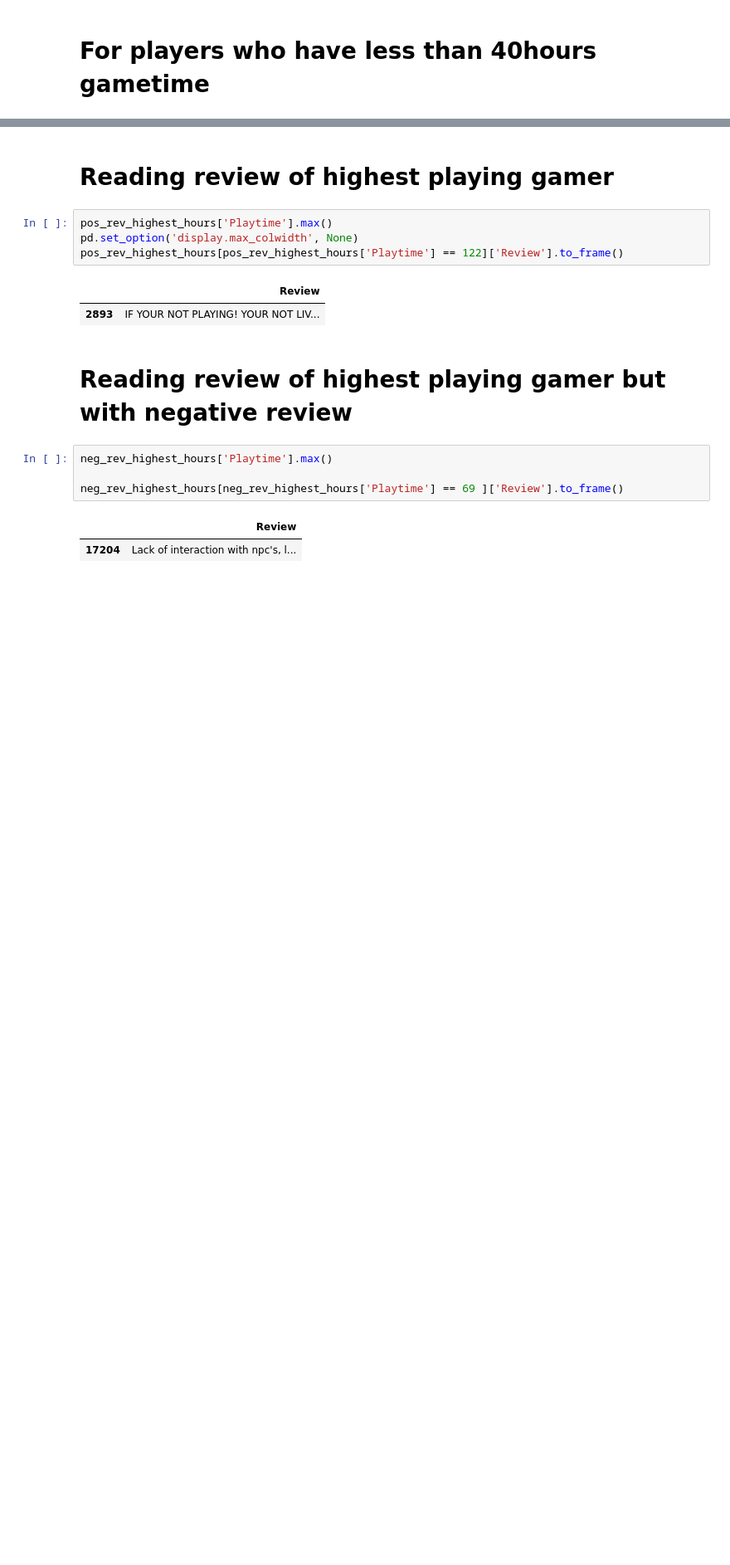
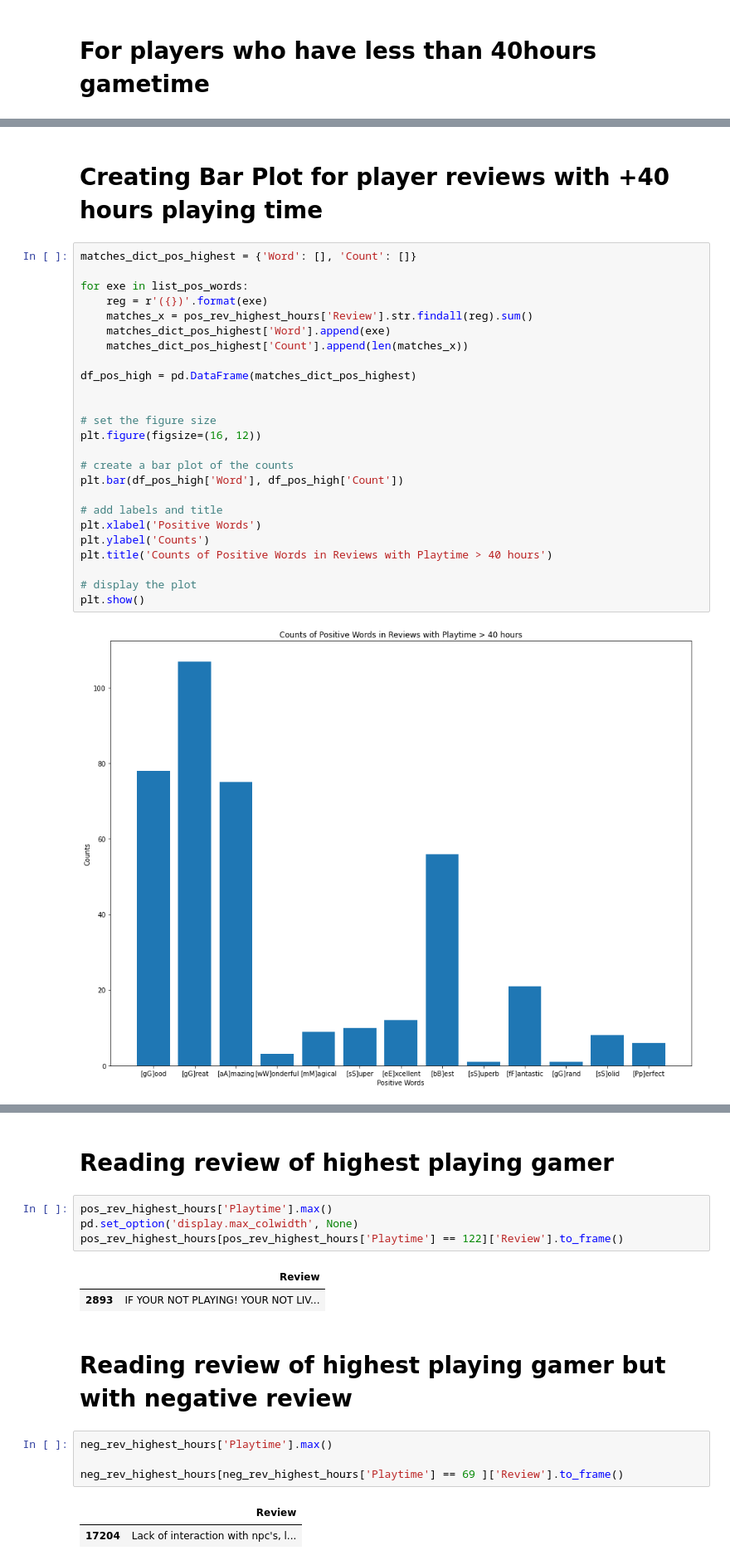
Before and after one commit to daviddolce/hogwarts, a Jupyter notebook: hogwarts_legacy.ipynb, the cells around one changed output, grey strips where cells are left out. Shown at 83% size. Cells and saved outputs as stored; diff of their text form; blank space fills up the shorter version.

```diff
--- a/hogwarts_legacy.ipynb
+++ b/hogwarts_legacy.ipynb
@@ -187,0 +198,29 @@ Solid: 359x
+# %% [markdown]
+# Creating Bar Plot for player reviews with +40 hours playing time
+# %%
+matches_dict_pos_highest = {'Word': [], 'Count': []}
+
+for exe in list_pos_words:
+    reg = r'({})'.format(exe)
+    matches_x = pos_rev_highest_hours['Review'].str.findall(reg).sum()
+    matches_dict_pos_highest['Word'].append(exe)
+    matches_dict_pos_highest['Count'].append(len(matches_x))
+
+df_pos_high = pd.DataFrame(matches_dict_pos_highest)
+
+
+# set the figure size
+plt.figure(figsize=(16, 12))
+
+# create a bar plot of the counts
+plt.bar(df_pos_high['Word'], df_pos_high['Count'])
+
+# add labels and title
+plt.xlabel('Positive Words')
+plt.ylabel('Counts')
+plt.title('Counts of Positive Words in Reviews with Playtime > 40 hours')
+
+# display the plot
+plt.show()
+# %% [output]
+[figure, added]
```
Also changed, not shown: parts of 10 cells of this notebook.
